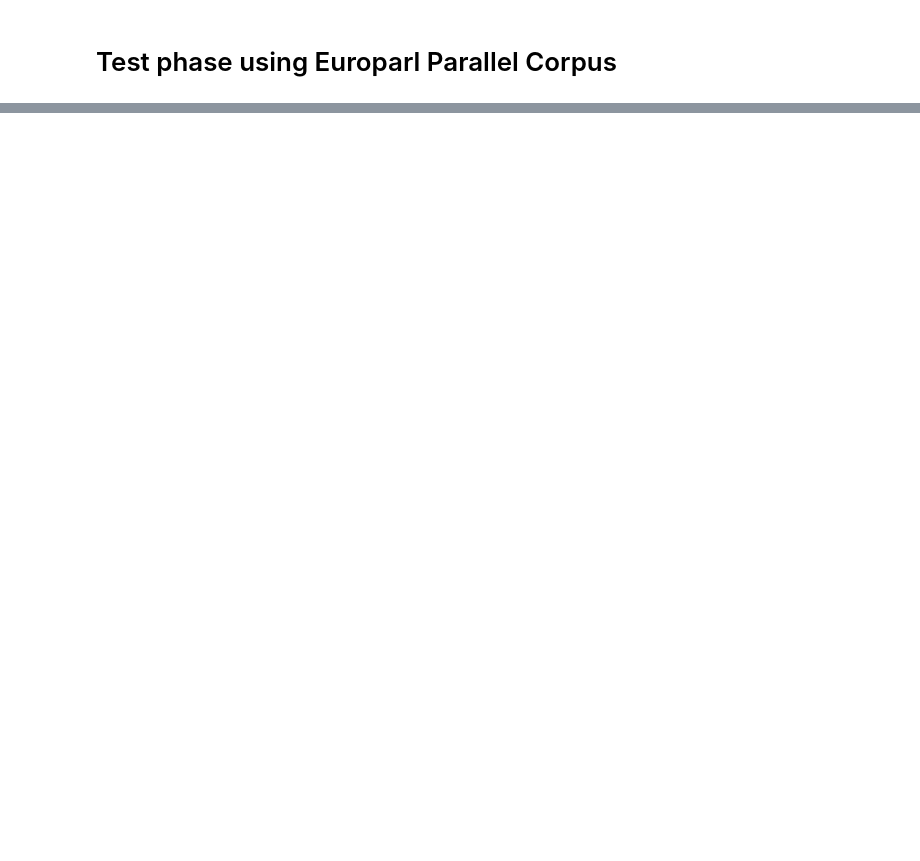
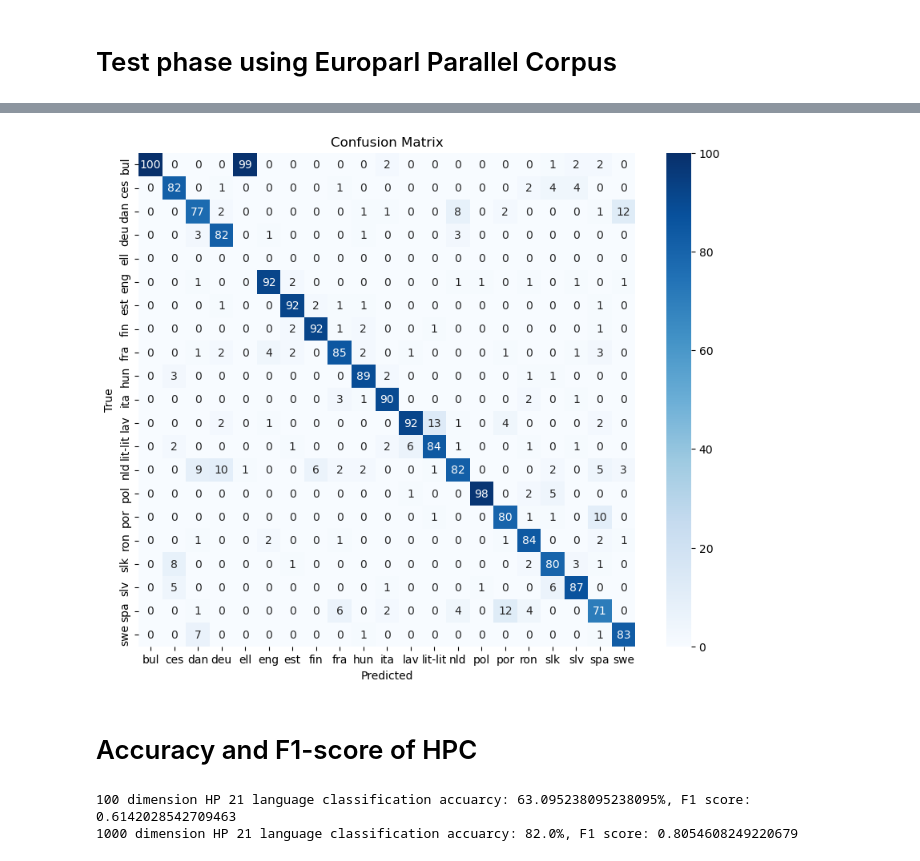
Before and after one commit to Boyinglby/AppliedAIcourse, a Jupyter notebook: AppliedAI_Lab3.ipynb, the cells around one changed output, grey strips where cells are left out. Cells and saved outputs as stored; diff of their text form; code cells hidden in the pictures; blank space fills up the shorter version.

```diff
--- a/AppliedAI_Lab3.ipynb
+++ b/AppliedAI_Lab3.ipynb
@@ -414,0 +432,3 @@ swedish_test
+# %%
+item_memory = init_memory(alphabet_size, hd_dimension2)
+HD_centroids_1000dimension = HD_centroid(hd_dimension2)
@@ -414,0 +453,47 @@ swedish_test
+# %%
+results_1000 = {}
+for filename in os.listdir(test_path):
+
+    language = filename.split("v7.")[1]
+    language = language.split("-")[0]
+
+    file_path = os.path.join(test_path, filename)
+    result = classify(file_path, HD_centroids_1000dimension, hd_dimension2)
+    results_1000[cm_name[language]] = result
+# %%
+df_1000 = pd.DataFrame(results_1000)
+labels = df.index.union(df_1000.columns)
+df_1000 = df_1000.reindex(index=labels, columns=labels)
+
+plt.figure(figsize=(10, 8))
+sns.heatmap(df_1000, annot=True, fmt='d', cmap='Blues', xticklabels=df_1000.columns, yticklabels=df_1000.index)
+plt.xlabel('Predicted')
+plt.ylabel('True')
+plt.title('Confusion Matrix')
+plt.show()
+# %% [output]
+[figure, added]
+# %% [markdown]
+# Accuracy and F1-score of HPC
+# %%
+from sklearn.metrics import accuracy_score, f1_score
+
+def performance(result_df):
+    labels = []
+    predicts = []
+    for label in result_df.index:
+        for predict in result_df.columns:
+            count = result_df.at[label, predict]
+            labels.extend([label] * count)
+            predicts.extend([predict] * count)
+    accuracy = accuracy_score(labels, predicts)
+    f1 = f1_score(labels, predicts, average='macro')
+    return accuracy, f1
+
+accuracy_100, f1_100 = performance(df)
+print(f'100 dimension HP 21 language classification accuarcy: {accuracy_100*100}%, F1 score: {f1_100}')
+accuracy_1000, f1_1000 = performance(df_1000)
+print(f'1000 dimension HP 21 language classification accuarcy: {accuracy_1000*100}%, F1 score: {f1_1000}')
+# %% [output]
+100 dimension HP 21 language classification accuarcy: 63.095238095238095%, F1 score: 0.6142028542709463
+1000 dimension HP 21 language classification accuarcy: 82.0%, F1 score: 0.8054608249220679
```
Also changed, not shown: parts of 15 cells of this notebook.
